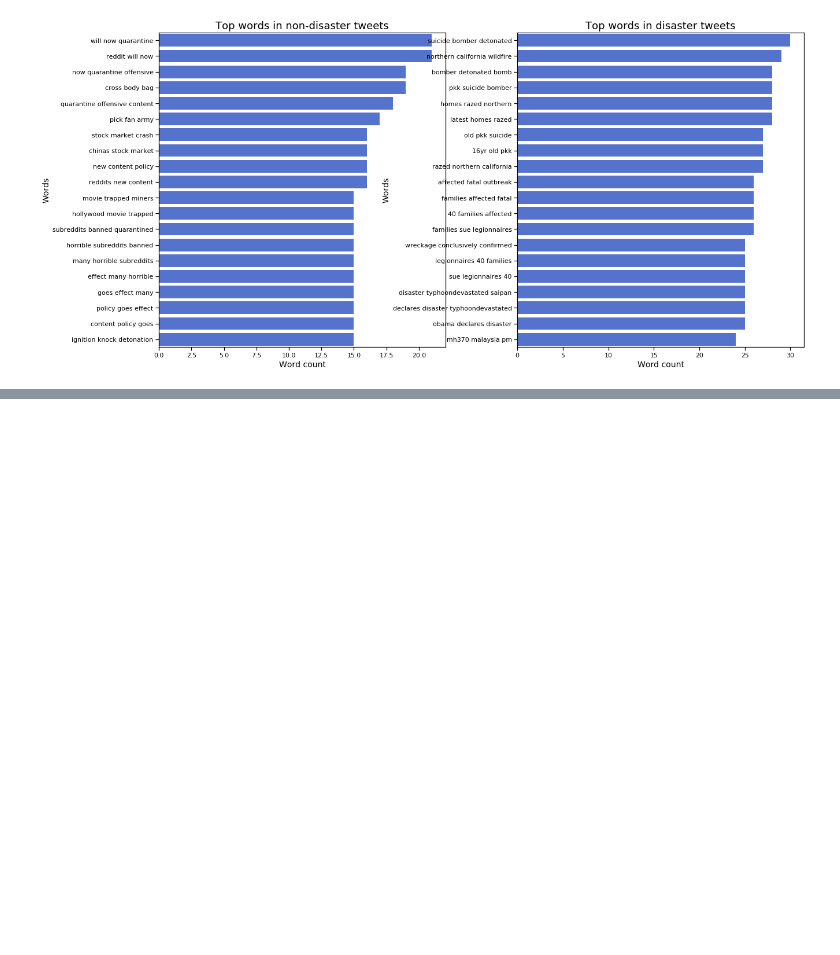
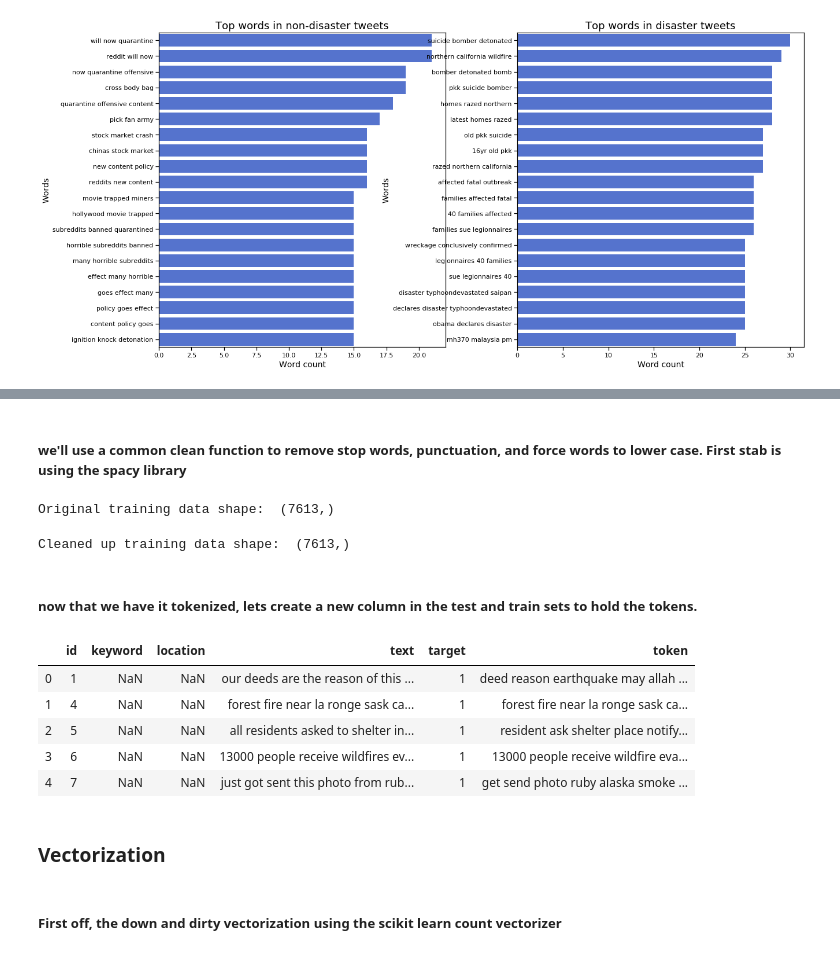
Before and after one commit to mandavatk/AnalyticsFinalProject, a Jupyter notebook: Team2_NLP_Disaster_Tweets.ipynb, the cells around one changed output, grey strips where cells are left out. Cells and saved outputs as stored; diff of their text form; code cells hidden in the pictures; blank space fills up the shorter version.

Commit message:
Update Team2_NLP_Disaster_Tweets.ipynb
Added the basic cleanup function, vectorizer, and first sample model

```diff
--- a/Team2_NLP_Disaster_Tweets.ipynb
+++ b/Team2_NLP_Disaster_Tweets.ipynb
@@ -207,0 +216,40 @@ comparison_plot(sincere_3gram,insincere_3gram,'word','wordcount', 0.25)
+# %% [markdown]
+##### we'll use a common clean function to remove stop words, punctuation, and force words to lower case.  First stab is using the spacy library
+# %%
+nlp = spacy.load('en_core_web_sm')
+# Clean text before feeding it to model
+punctuations = string.punctuation
+
+# Define function to cleanup text by removing personal pronouns, stopwords, puncuation and reducing all characters to lowercase
+def cleanup_text(docs, logging=False):
+    texts = []
+    for doc in tqdm(docs):
+        doc = nlp(doc, disable=['parser', 'ner'])
+        tokens = [tok.lemma_.lower().strip() for tok in doc if tok.lemma_ != '-PRON-']
+        #remove stopwords and punctuations
+        tokens = [tok for tok in tokens if tok not in stopwords and tok not in punctuations]
+        tokens = ' '.join(tokens)
+        texts.append(tokens)
+    return pd.Series(texts)
+# %%
+# Cleanup text and make sure it retains original shape
+print('Original training data shape: ', train_clean['text'].shape)
+train_cleaned = cleanup_text(train_clean['text'], logging=True)
+print('Cleaned up training data shape: ', train_cleaned.shape)
+# %% [output]
+Original training data shape:  (7613,)
+Cleaned up training data shape:  (7613,)
+# %% [markdown]
+##### now that we have it tokenized, lets create a new column in the test and train sets to hold the tokens.
+# %%
+train_clean['token'] = cleanup_text(train_clean['text'],logging=False)
+test_clean['token'] = cleanup_text(test_clean['text'],logging=False)
+# %%
+train_clean.head()
+# %% [output]
+|  | id | keyword | location | text | target | token |
+| 0 | 1 | NaN | NaN | our deeds are the reason of this ... | 1 | deed reason earthquake may allah ... |
+| 1 | 4 | NaN | NaN | forest fire near la ronge sask ca... | 1 | forest fire near la ronge sask ca... |
+| 2 | 5 | NaN | NaN | all residents asked to shelter in... | 1 | resident ask shelter place notify... |
+| 3 | 6 | NaN | NaN | 13000 people receive wildfires ev... | 1 | 13000 people receive wildfire eva... |
+| 4 | 7 | NaN | NaN | just got sent this photo from rub... | 1 | get send photo ruby alaska smoke ... |
@@ -207,0 +258,4 @@ comparison_plot(sincere_3gram,insincere_3gram,'word','wordcount', 0.25)
+# %% [markdown]
+### Vectorization
+# %% [markdown]
+##### First off, the down and dirty vectorization using the scikit learn count vectorizer
```
Also changed, not shown: parts of 16 cells of this notebook.
